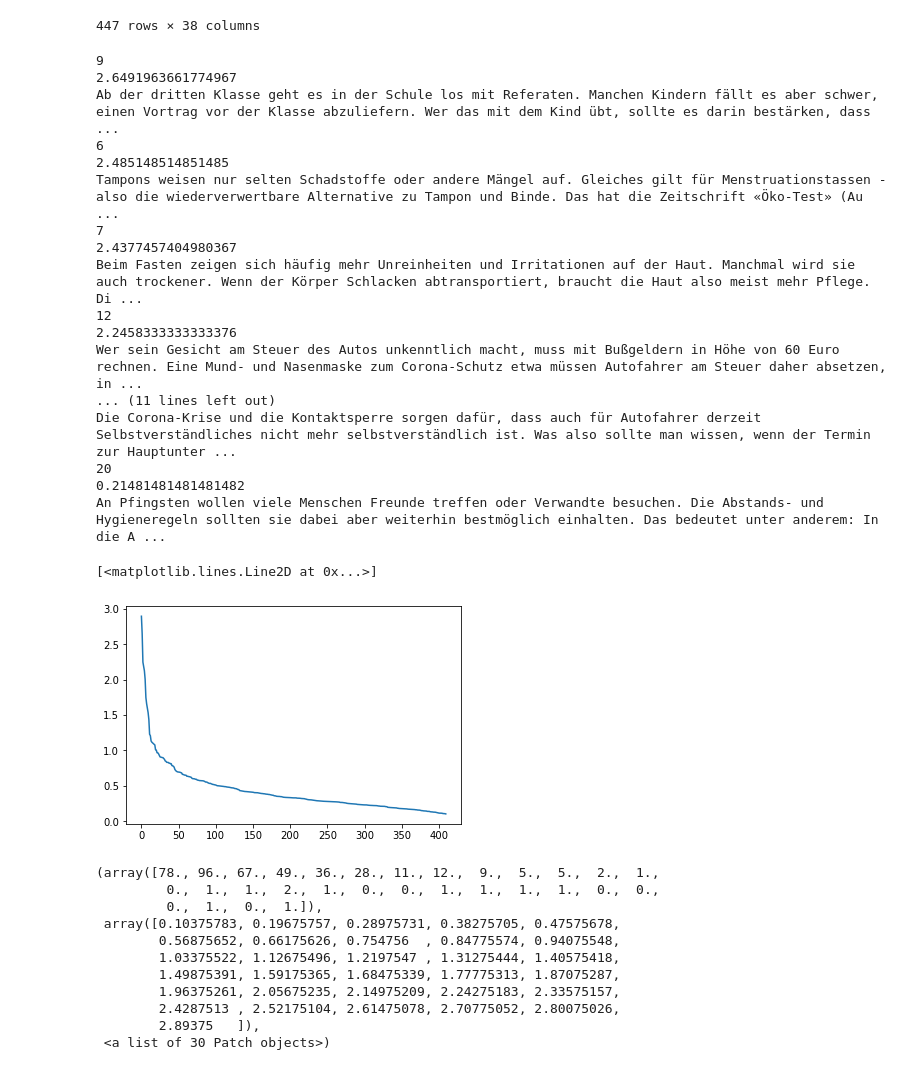
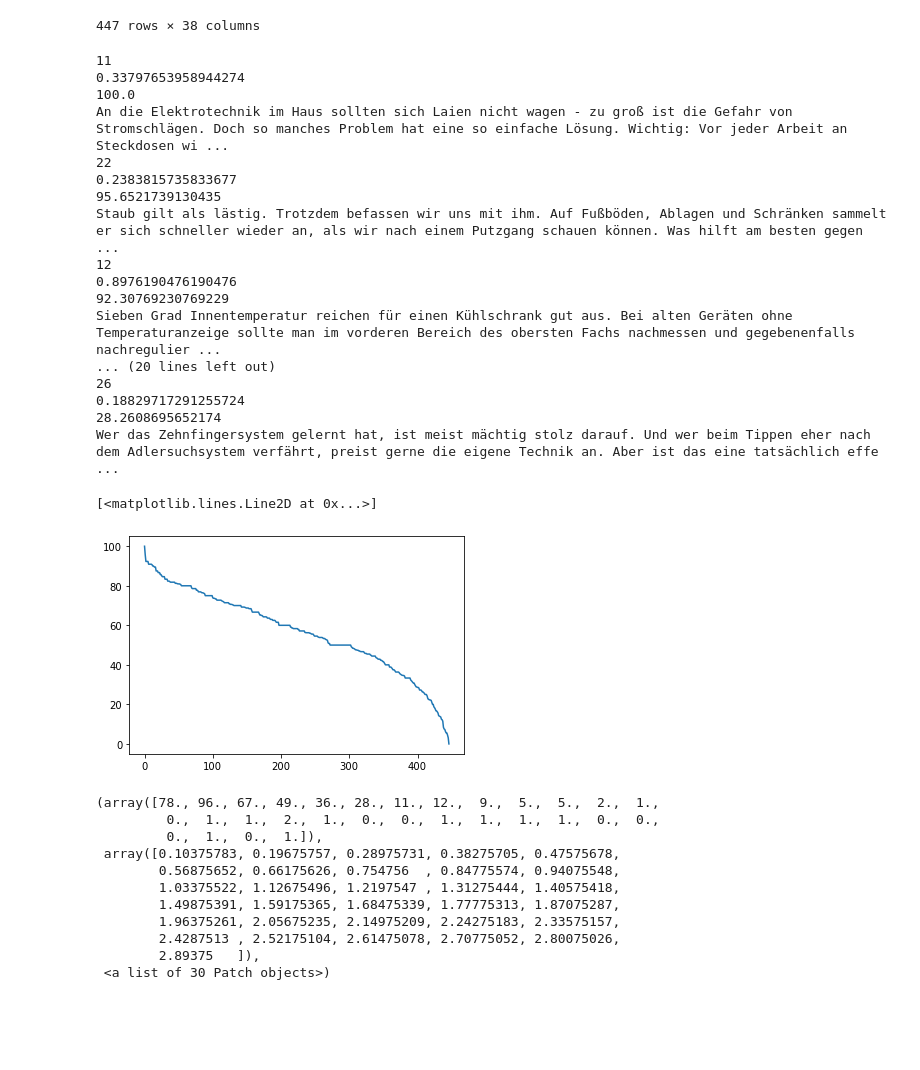
Before and after one commit to susannaruecker/master_thesis, a Jupyter notebook: read_data.ipynb, the cells around one changed output. Saved outputs shown, nothing was run; the diff lists cells and outputs as text; code cells hidden in the pictures; blank space fills up the shorter version.

```diff
--- a/read_data.ipynb
+++ b/read_data.ipynb
@@ -578,30 +606,32 @@ df_cut_sorted
 for i in [0,1,2,3,4,5,400,401,402]:
     print(df_cut_sorted.iloc[i]['pageviews-exits'])
     print(df_cut_sorted.iloc[i]['avgTimeOnPage/wordcount'])
+    print(df_cut_sorted.iloc[i]['stickiness'])
     print(df_cut_sorted.iloc[i].text_preprocessed)
 # %% [output]
-9
-2.6491963661774967
-Ab der dritten Klasse geht es in der Schule los mit Referaten. Manchen Kindern fällt es aber schwer, einen Vortrag vor der Klasse abzuliefern. Wer das mit dem Kind übt, sollte es darin bestärken, dass ...
-6
-2.485148514851485
-Tampons weisen nur selten Schadstoffe oder andere Mängel auf. Gleiches gilt für Menstruationstassen - also die wiederverwertbare Alternative zu Tampon und Binde. Das hat die Zeitschrift «Öko-Test» (Au ...
-7
-2.4377457404980367
-Beim Fasten zeigen sich häufig mehr Unreinheiten und Irritationen auf der Haut. Manchmal wird sie auch trockener. Wenn der Körper Schlacken abtransportiert, braucht die Haut also meist mehr Pflege. Di ...
+11
+0.33797653958944274
+100.0
+An die Elektrotechnik im Haus sollten sich Laien nicht wagen - zu groß ist die Gefahr von Stromschlägen. Doch so manches Problem hat eine so einfache Lösung. Wichtig: Vor jeder Arbeit an Steckdosen wi ...
+22
+0.2383815735833677
+95.6521739130435
+Staub gilt als lästig. Trotzdem befassen wir uns mit ihm. Auf Fußböden, Ablagen und Schränken sammelt er sich schneller wieder an, als wir nach einem Putzgang schauen können. Was hilft am besten gegen ...
 12
-2.2458333333333376
-Wer sein Gesicht am Steuer des Autos unkenntlich macht, muss mit Bußgeldern in Höhe von 60 Euro rechnen. Eine Mund- und Nasenmaske zum Corona-Schutz etwa müssen Autofahrer am Steuer daher absetzen, in ...
-... (11 lines left out)
-Die Corona-Krise und die Kontaktsperre sorgen dafür, dass auch für Autofahrer derzeit Selbstverständliches nicht mehr selbstverständlich ist. Was also sollte man wissen, wenn der Termin zur Hauptunter ...
-20
-0.21481481481481482
-An Pfingsten wollen viele Menschen Freunde treffen oder Verwandte besuchen. Die Abstands- und Hygieneregeln sollten sie dabei aber weiterhin bestmöglich einhalten. Das bedeutet unter anderem: In die A ...
+0.8976190476190476
+92.30769230769229
+Sieben Grad Innentemperatur reichen für einen Kühlschrank gut aus. Bei alten Geräten ohne Temperaturanzeige sollte man im vorderen Bereich des obersten Fachs nachmessen und gegebenenfalls nachregulier ...
+... (20 lines left out)
+26
+0.18829717291255724
+28.2608695652174
+Wer das Zehnfingersystem gelernt hat, ist meist mächtig stolz darauf. Und wer beim Tippen eher nach dem Adlersuchsystem verfährt, preist gerne die eigene Technik an. Aber ist das eine tatsächlich effe ...
 # %%
-plt.plot(df_cut.sort_values(by=['avgTimeOnPage/wordcount'], ascending = False)['avgTimeOnPage/wordcount'].to_numpy(), label = 'avgTimeOnPage/wordcount')
+#plt.plot(df_cut.sort_values(by=['avgTimeOnPage/wordcount'], ascending = False)['avgTimeOnPage/wordcount'].to_numpy(), label = 'avgTimeOnPage/wordcount')
+plt.plot(df_cut.sort_values(by=['stickiness'], ascending = False)['stickiness'].to_numpy(), label = 'stickiness')
 # %% [output]
 [<matplotlib.lines.Line2D at 0x...>]
-[figure, old version]
+[figure, new version]
 # %%
 plt.hist(df_cut['avgTimeOnPage/wordcount'], density=False, bins=30)
 # %% [output]
```
Also changed, not shown: parts of 13 cells of this notebook, 3 other files.
